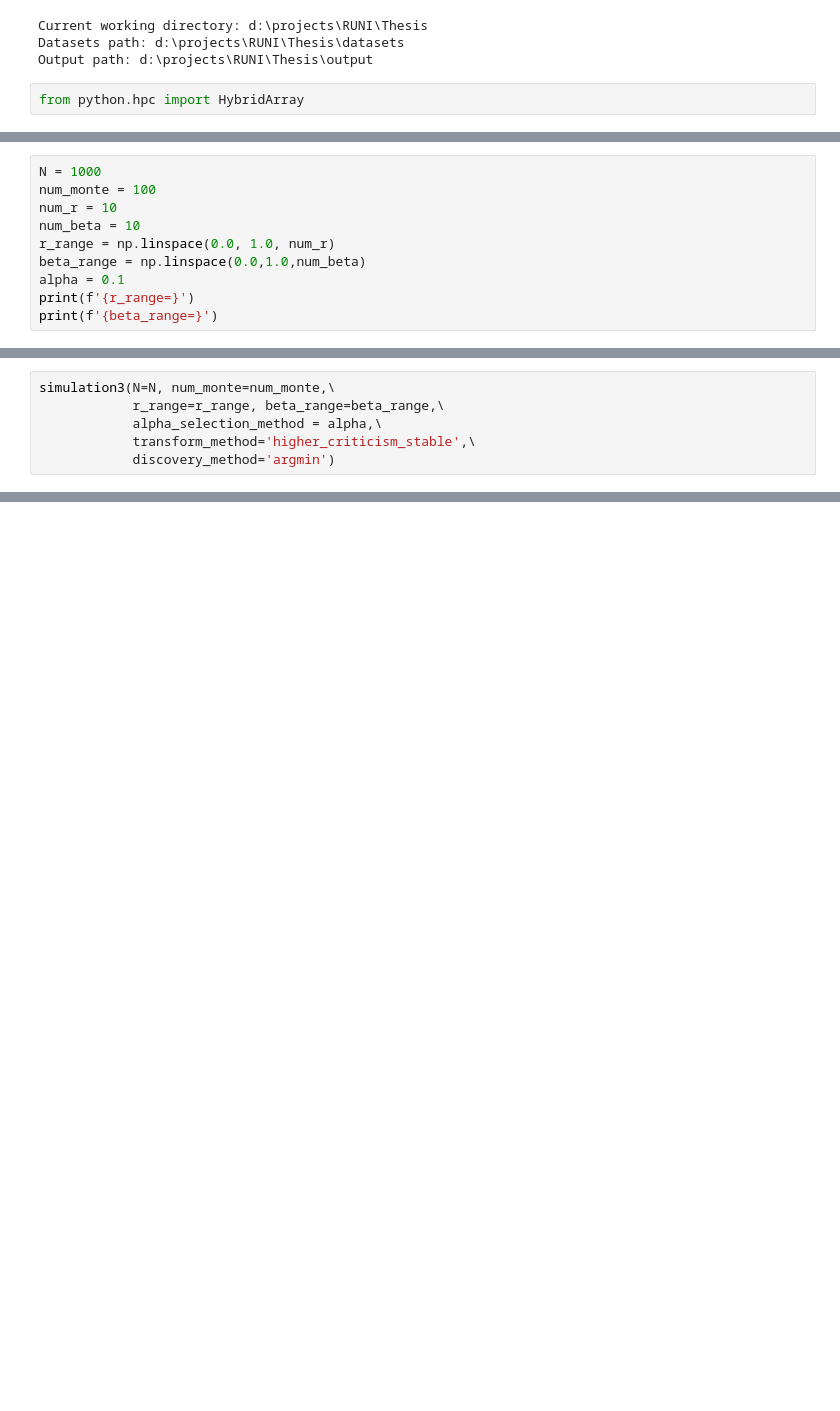
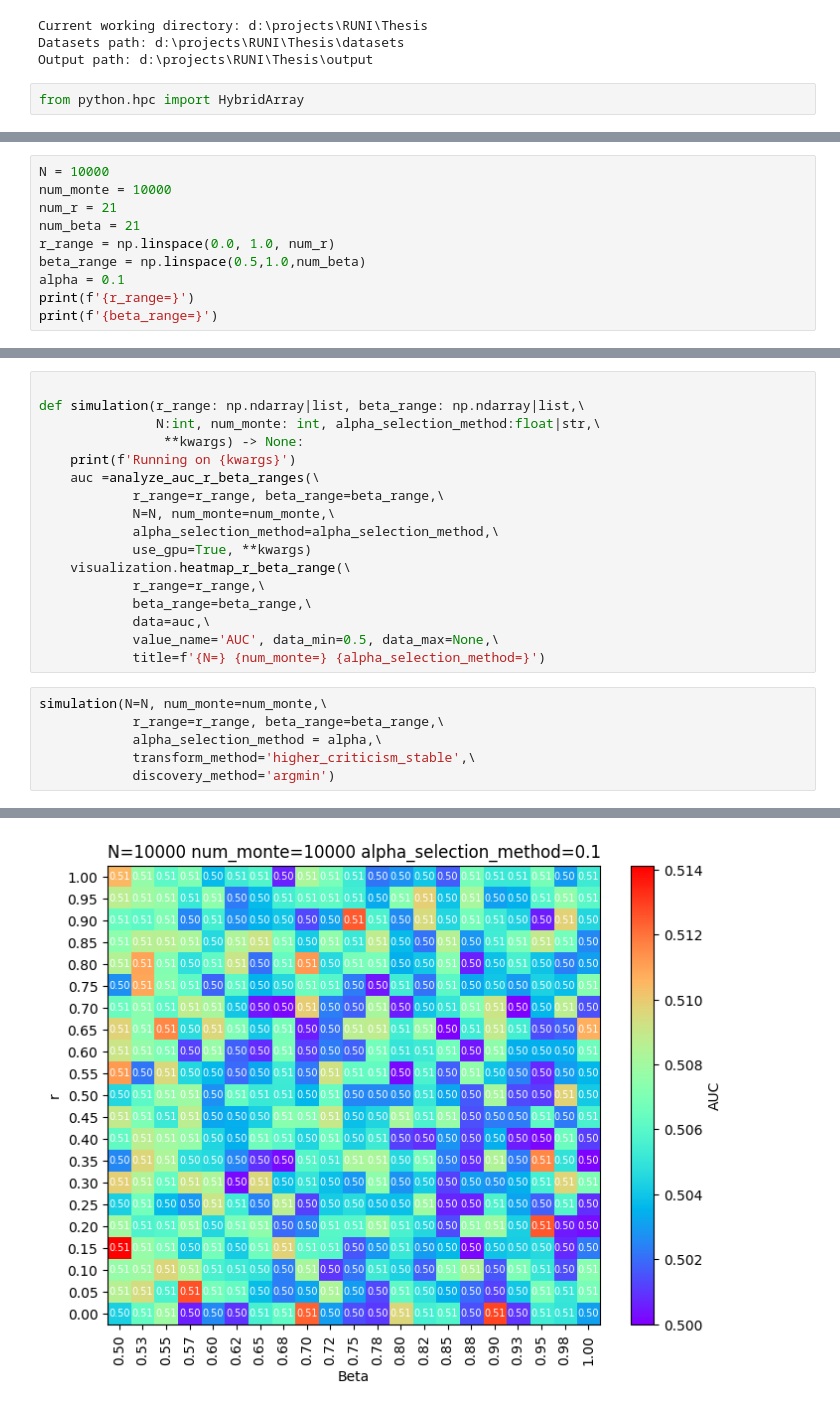
Before and after one commit to drormeir/Thesis, a Jupyter notebook: python/analysis/analyze_auc.ipynb, the cells around one changed output, grey strips where cells are left out. Saved outputs shown, nothing was run; the diff lists cells and outputs as text; blank space fills up the shorter version.

Commit message:
xticks rotation, data labels font size

```diff
--- a/python/analysis/analyze_auc.ipynb
+++ b/python/analysis/analyze_auc.ipynb
@@ -47,10 +48,10 @@ from python.metrics.metrics import analyze_auc_r_beta_ranges
 # %%
-N = 1000
-num_monte = 100
-num_r = 10
-num_beta = 10
+N = 10000
+num_monte = 10000
+num_r = 21
+num_beta = 21
 r_range = np.linspace(0.0, 1.0, num_r)
-beta_range = np.linspace(0.0,1.0,num_beta)
+beta_range = np.linspace(0.5,1.0,num_beta)
 alpha = 0.1
 print(f'{r_range=}')
 print(f'{beta_range=}')
@@ -69,5 +64,22 @@ def simulation3(**kwargs) -> None:
+# %%
+
+def simulation(r_range: np.ndarray|list, beta_range: np.ndarray|list,\
+               N:int, num_monte: int, alpha_selection_method:float|str,\
+                **kwargs) -> None:
+    print(f'Running on {kwargs}')
+    auc =analyze_auc_r_beta_ranges(\
+            r_range=r_range, beta_range=beta_range,\
+            N=N, num_monte=num_monte,\
+            alpha_selection_method=alpha_selection_method,\
+            use_gpu=True, **kwargs)
+    visualization.heatmap_r_beta_range(\
+            r_range=r_range,\
+            beta_range=beta_range,\
+            data=auc,\
+            value_name='AUC', data_min=0.5, data_max=None,\
+            title=f'{N=} {num_monte=} {alpha_selection_method=}')
 # %%
-simulation3(N=N, num_monte=num_monte,\
+simulation(N=N, num_monte=num_monte,\
             r_range=r_range, beta_range=beta_range,\
             alpha_selection_method = alpha,\
             transform_method='higher_criticism_stable',\
@@ -82 +89,2 @@ gpu=True njit=False --> auc.mean()=0.72
+[figure, added]
 # %%
```
Also changed, not shown: parts of 6 cells of this notebook, 1 other file.
